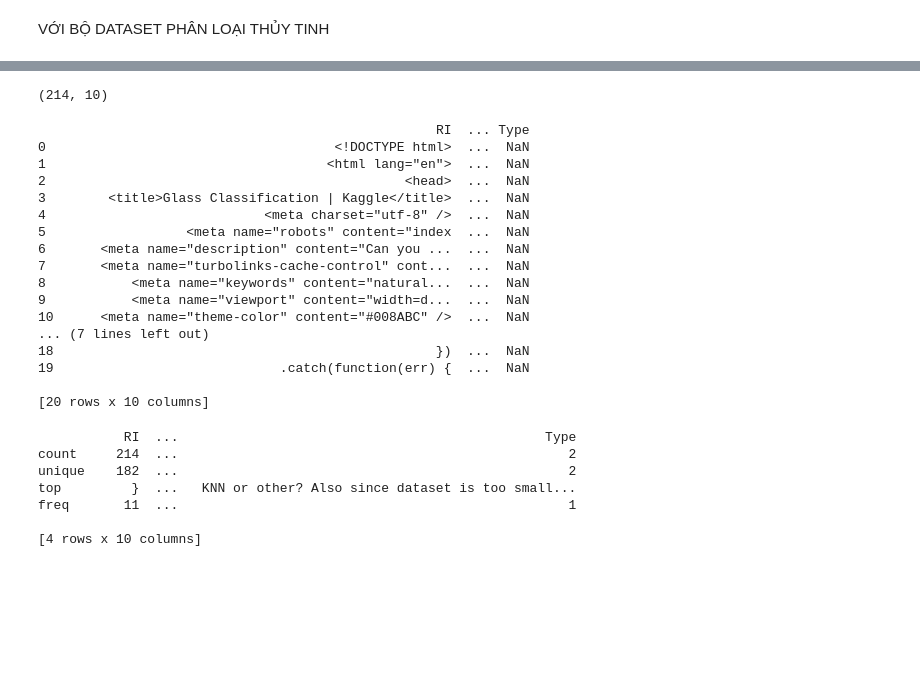
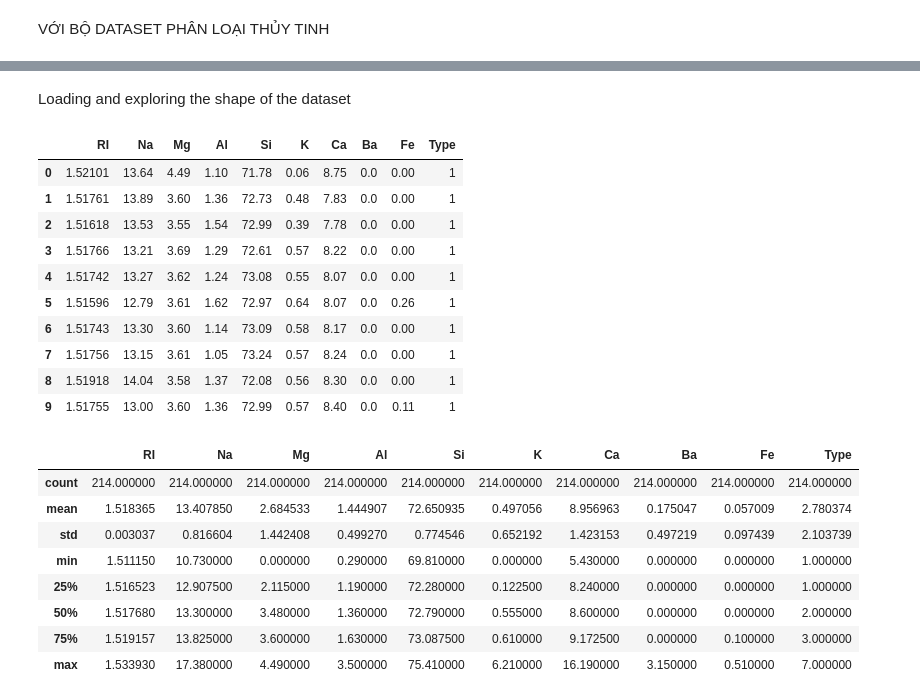
Before and after one commit to xuanthang482/CS114.K21, a Jupyter notebook: Untitled14.ipynb, the cells around one changed output, grey strips where cells are left out. Drawn from its saved outputs; the diff is of its cells as text; code cells hidden in the pictures; blank space fills up the shorter version.

```diff
--- a/Untitled14.ipynb
+++ b/Untitled14.ipynb
@@ -229,37 +250,2 @@ dataset1 =read_csv(url,names=names)
-# %%
-# shape
-print(dataset1.shape)
-# %% [output]
-(214, 10)
-# %%
-# head
-print(dataset1.head(20))
-# %% [output]
-                                                   RI  ... Type
-0                                     <!DOCTYPE html>  ...  NaN
-1                                    <html lang="en">  ...  NaN
-2                                              <head>  ...  NaN
-3        <title>Glass Classification | Kaggle</title>  ...  NaN
-4                            <meta charset="utf-8" />  ...  NaN
-5                  <meta name="robots" content="index  ...  NaN
-6       <meta name="description" content="Can you ...  ...  NaN
-7       <meta name="turbolinks-cache-control" cont...  ...  NaN
-8           <meta name="keywords" content="natural...  ...  NaN
-9           <meta name="viewport" content="width=d...  ...  NaN
-10      <meta name="theme-color" content="#008ABC" />  ...  NaN
-... (7 lines left out)
-18                                                 })  ...  NaN
-19                             .catch(function(err) {  ...  NaN
-
-[20 rows x 10 columns]
-# %%
-# descriptions
-print(dataset1.describe())
-# %% [output]
-           RI  ...                                               Type
-count     214  ...                                                  2
-unique    182  ...                                                  2
-top         }  ...   KNN or other? Also since dataset is too small...
-freq       11  ...                                                  1
-
-[4 rows x 10 columns]
+# %% [markdown]
+Loading and exploring the shape of the dataset
@@ -265,0 +256,26 @@ freq       11  ...                                                  1
+# %%
+dataset.head(10)
+# %% [output]
+|  | RI | Na | Mg | Al | Si | K | Ca | Ba | Fe | Type |
+| 0 | 1.52101 | 13.64 | 4.49 | 1.10 | 71.78 | 0.06 | 8.75 | 0.0 | 0.00 | 1 |
+| 1 | 1.51761 | 13.89 | 3.60 | 1.36 | 72.73 | 0.48 | 7.83 | 0.0 | 0.00 | 1 |
+| 2 | 1.51618 | 13.53 | 3.55 | 1.54 | 72.99 | 0.39 | 7.78 | 0.0 | 0.00 | 1 |
+| 3 | 1.51766 | 13.21 | 3.69 | 1.29 | 72.61 | 0.57 | 8.22 | 0.0 | 0.00 | 1 |
+| 4 | 1.51742 | 13.27 | 3.62 | 1.24 | 73.08 | 0.55 | 8.07 | 0.0 | 0.00 | 1 |
+| 5 | 1.51596 | 12.79 | 3.61 | 1.62 | 72.97 | 0.64 | 8.07 | 0.0 | 0.26 | 1 |
+| 6 | 1.51743 | 13.30 | 3.60 | 1.14 | 73.09 | 0.58 | 8.17 | 0.0 | 0.00 | 1 |
+| 7 | 1.51756 | 13.15 | 3.61 | 1.05 | 73.24 | 0.57 | 8.24 | 0.0 | 0.00 | 1 |
+| 8 | 1.51918 | 14.04 | 3.58 | 1.37 | 72.08 | 0.56 | 8.30 | 0.0 | 0.00 | 1 |
+| 9 | 1.51755 | 13.00 | 3.60 | 1.36 | 72.99 | 0.57 | 8.40 | 0.0 | 0.11 | 1 |
+# %%
+dataset.describe()
+# %% [output]
+|  | RI | Na | Mg | Al | Si | K | Ca | Ba | Fe | Type |
+| count | 214.000000 | 214.000000 | 214.000000 | 214.000000 | 214.000000 | 214.000000 | 214.000000 | 214.000000 | 214.000000 | 214.000000 |
+| mean | 1.518365 | 13.407850 | 2.684533 | 1.444907 | 72.650935 | 0.497056 | 8.956963 | 0.175047 | 0.057009 | 2.780374 |
+| std | 0.003037 | 0.816604 | 1.442408 | 0.499270 | 0.774546 | 0.652192 | 1.423153 | 0.497219 | 0.097439 | 2.103739 |
+| min | 1.511150 | 10.730000 | 0.000000 | 0.290000 | 69.810000 | 0.000000 | 5.430000 | 0.000000 | 0.000000 | 1.000000 |
+| 25% | 1.516523 | 12.907500 | 2.115000 | 1.190000 | 72.280000 | 0.122500 | 8.240000 | 0.000000 | 0.000000 | 1.000000 |
+| 50% | 1.517680 | 13.300000 | 3.480000 | 1.360000 | 72.790000 | 0.555000 | 8.600000 | 0.000000 | 0.000000 | 2.000000 |
+| 75% | 1.519157 | 13.825000 | 3.600000 | 1.630000 | 73.087500 | 0.610000 | 9.172500 | 0.000000 | 0.100000 | 3.000000 |
+| max | 1.533930 | 17.380000 | 4.490000 | 3.500000 | 75.410000 | 6.210000 | 16.190000 | 3.150000 | 0.510000 | 7.000000 |
```
Also changed, not shown: parts of 20 cells of this notebook.
